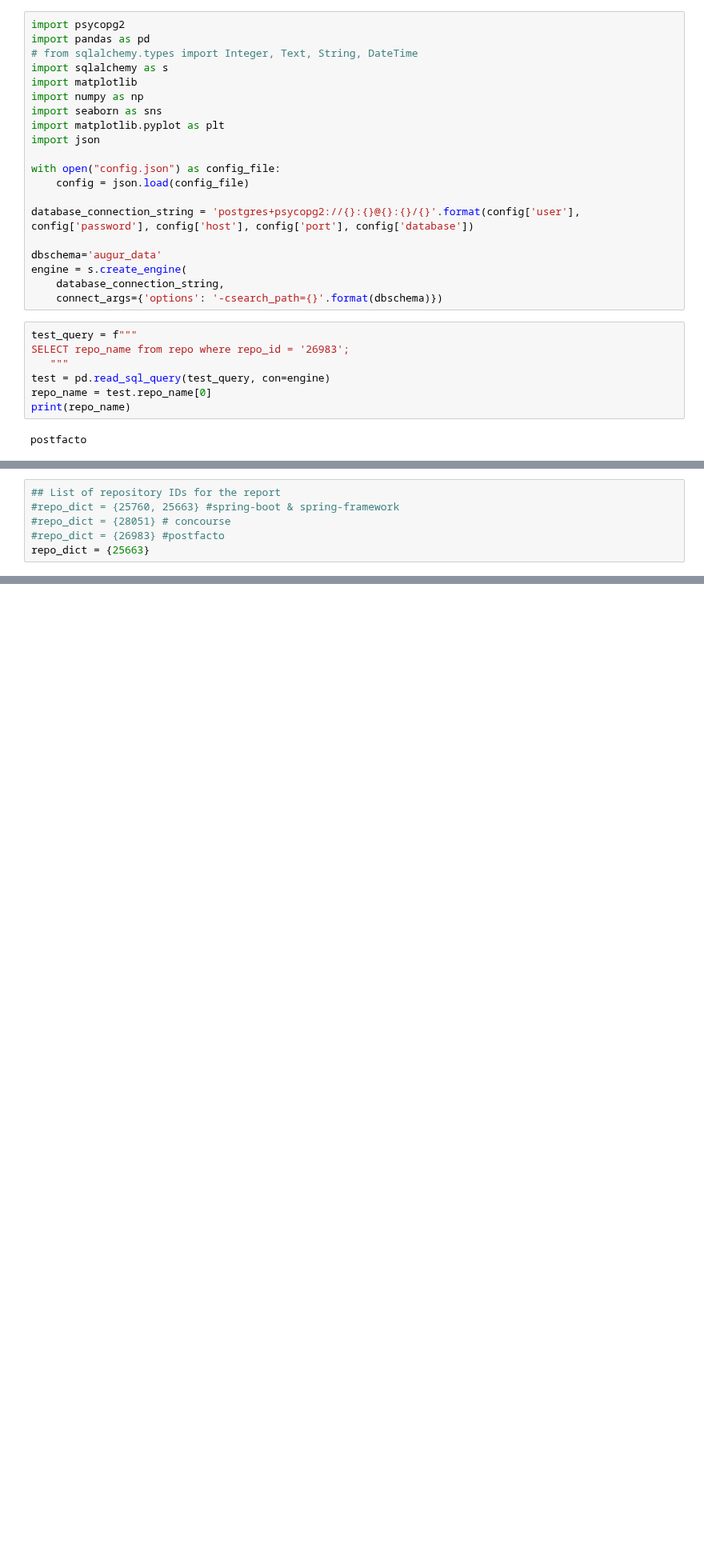
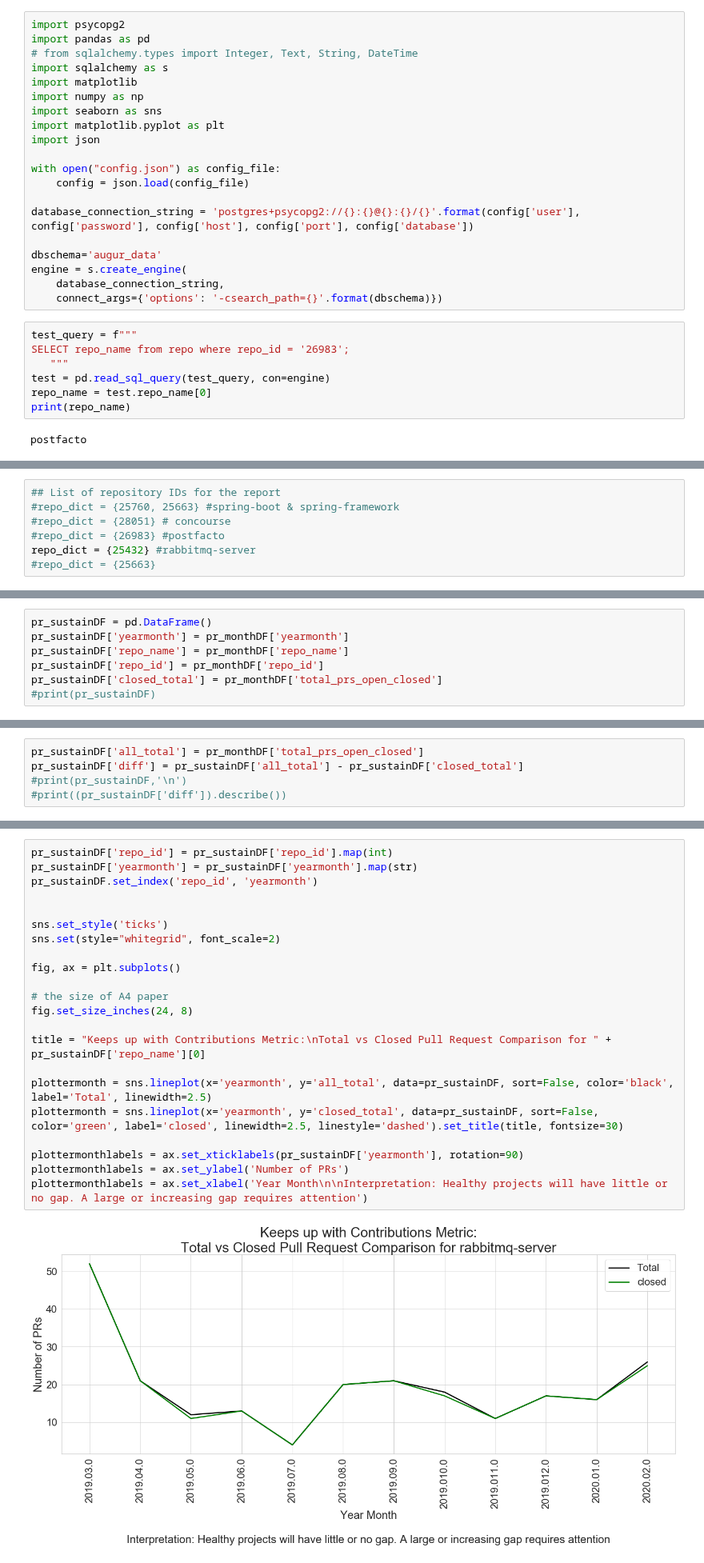
Before and after one commit to Hsingh2096/Hsingh2096, a Jupyter notebook: code/dawn_project_health.ipynb, the cells around one changed output, grey strips where cells are left out. Shown at 80% size. Drawn from its saved outputs; the diff is of its cells as text; blank space fills up the shorter version.

Commit message:
version with good graph that I like

```diff
--- a/code/dawn_project_health.ipynb
+++ b/code/dawn_project_health.ipynb
@@ -51,7 +52,8 @@ print(repo_list)
 #repo_dict = {25760, 25663} #spring-boot & spring-framework
 #repo_dict = {28051} # concourse
 #repo_dict = {26983} #postfacto
-repo_dict = {25663}
+repo_dict = {25432} #rabbitmq-server
+#repo_dict = {25663}
 # %%
 #from datetime import date
 import datetime
@@ -68,0 +154,7 @@ print(year_ago)
+# %%
+pr_sustainDF = pd.DataFrame()
+pr_sustainDF['yearmonth'] = pr_monthDF['yearmonth']
+pr_sustainDF['repo_name'] = pr_monthDF['repo_name']
+pr_sustainDF['repo_id'] = pr_monthDF['repo_id']
+pr_sustainDF['closed_total'] = pr_monthDF['total_prs_open_closed']
+#print(pr_sustainDF)
@@ -417,0 +258,5 @@ plt.show()
+# %%
+pr_sustainDF['all_total'] = pr_monthDF['total_prs_open_closed']
+pr_sustainDF['diff'] = pr_sustainDF['all_total'] - pr_sustainDF['closed_total']
+#print(pr_sustainDF,'\n')
+#print((pr_sustainDF['diff']).describe())
@@ -417,0 +281,24 @@ plt.show()
+# %%
+pr_sustainDF['repo_id'] = pr_sustainDF['repo_id'].map(int)
+pr_sustainDF['yearmonth'] = pr_sustainDF['yearmonth'].map(str)
+pr_sustainDF.set_index('repo_id', 'yearmonth')
+
+
+sns.set_style('ticks')
+sns.set(style="whitegrid", font_scale=2)
+
+fig, ax = plt.subplots()
+
+# the size of A4 paper
+fig.set_size_inches(24, 8)
+
+title = "Keeps up with Contributions Metric:\nTotal vs Closed Pull Request Comparison for " + pr_sustainDF['repo_name'][0]
+
+plottermonth = sns.lineplot(x='yearmonth', y='all_total', data=pr_sustainDF, sort=False, color='black', label='Total', linewidth=2.5)
+plottermonth = sns.lineplot(x='yearmonth', y='closed_total', data=pr_sustainDF, sort=False, color='green', label='closed', linewidth=2.5, linestyle='dashed').set_title(title, fontsize=30)
+
+plottermonthlabels = ax.set_xticklabels(pr_sustainDF['yearmonth'], rotation=90)
+plottermonthlabels = ax.set_ylabel('Number of PRs')
+plottermonthlabels = ax.set_xlabel('Year Month\n\nInterpretation: Healthy projects will have little or no gap. A large or increasing gap requires attention')
+# %% [output]
+[figure, added]
```
Also changed, not shown: parts of 13 cells of this notebook.
